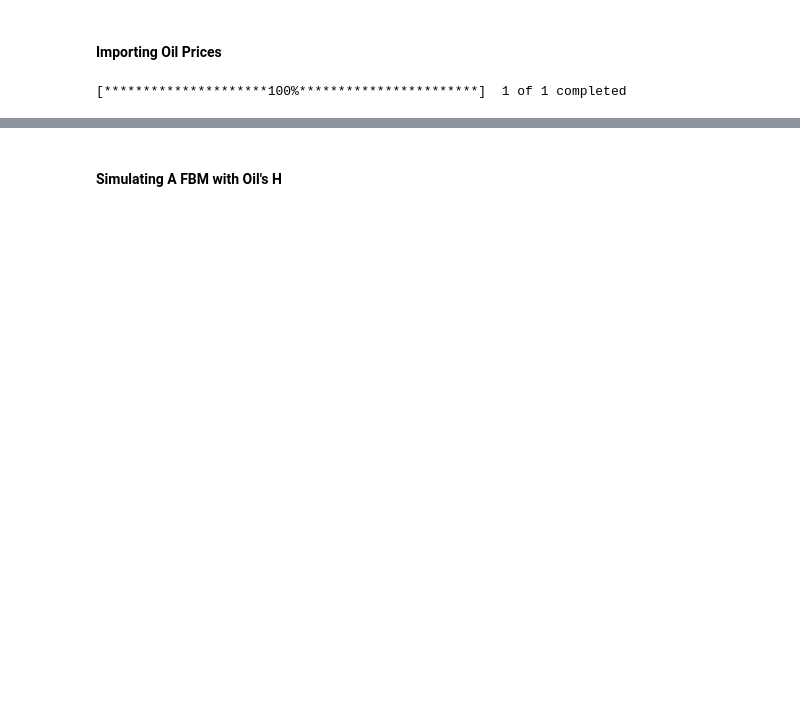
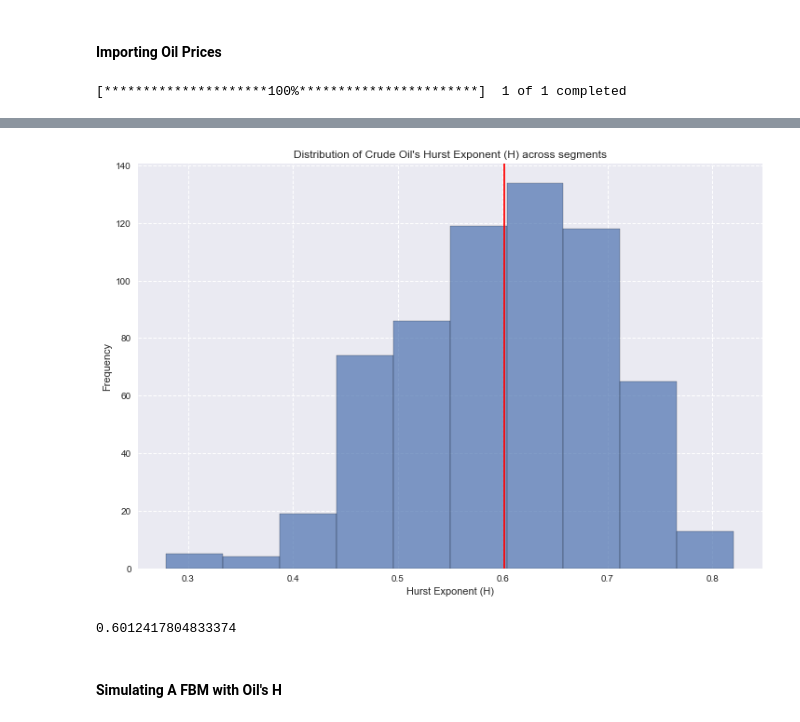
Before and after one commit to zucchero-fern/wqu_capstone_g3630, a Jupyter notebook: capstone_submission_6.ipynb, the cells around one changed output, grey strips where cells are left out. Drawn from its saved outputs; the diff is of its cells as text; code cells hidden in the pictures; blank space fills up the shorter version.

Commit message:
Add files via upload
added new calculations of H exponent in the beginning

```diff
--- a/capstone_submission_6.ipynb
+++ b/capstone_submission_6.ipynb
@@ -89,3 +86,36 @@ oil_h + oil_fd # D = H - 2
+# %%
+def segment_data(data, num_segments):
+    """
+    Splits the data into multiple segments.
+    """
+    len_segment = len(data) // num_segments
+    return [data[i:i+len_segment] for i in range(0, len(data), len_segment) if len(data[i:i+len_segment]) == len_segment]
+
+def calculate_hurst_for_segments(data, num_segments):
+    """
+    Calculate the Hurst exponent for the segment
+    """
+    segments = segment_data(data, num_segments)
+    hurst_values = [nolds.hurst_rs(seg) for seg in segments]
+    return hurst_values
+
+num_segments = 625
+hurst_values = calculate_hurst_for_segments(prices, num_segments)
+# %%
+plt.figure(figsize=(12, 8))
+plt.hist(hurst_values, bins=10, edgecolor='black', alpha=0.7)
+plt.title("Distribution of Crude Oil's Hurst Exponent (H) across segments")
+plt.xlabel("Hurst Exponent (H)")
+plt.ylabel("Frequency")
+plt.axvline(np.mean(hurst_values), color='red')
+plt.grid(True, which="both", ls="--")
+plt.show()
+# %% [output]
+[figure, added]
+# %%
+np.mean(hurst_values)
+# %% [output]
+0.6012417804833374
 # %% [markdown]
 #### Simulating A FBM with Oil's H
 # %%
```
Also changed, not shown: parts of 19 cells of this notebook.
